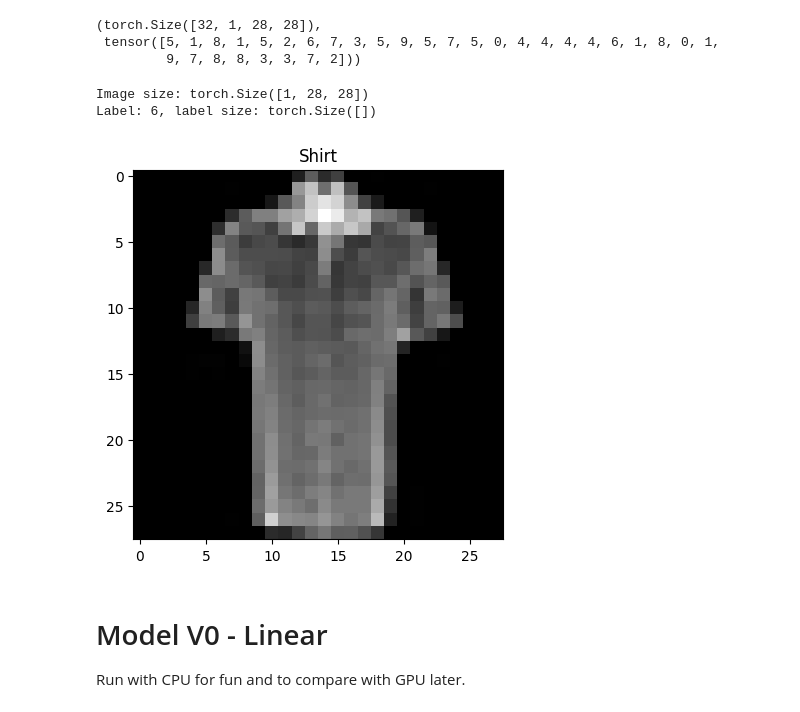
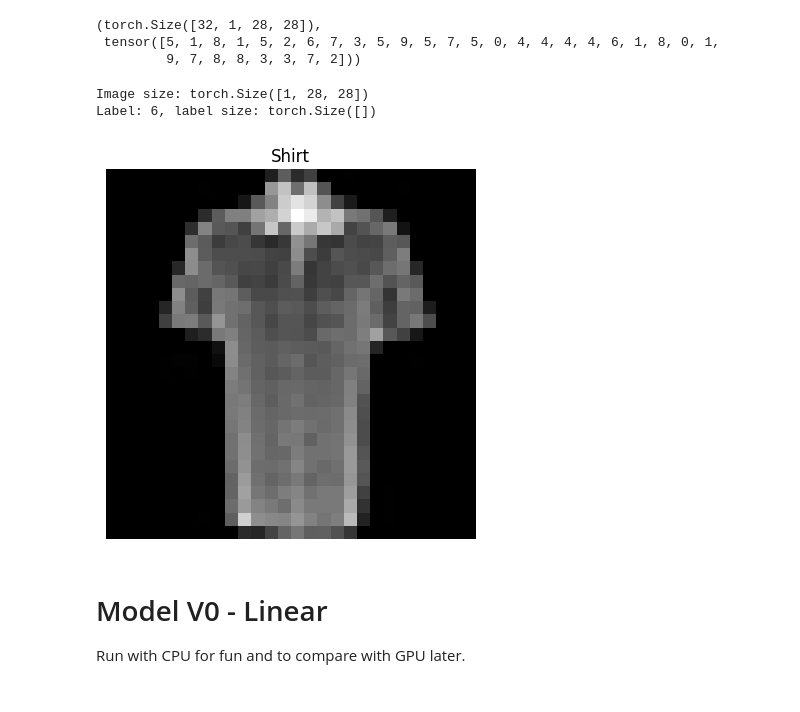
Before and after one commit to willy-wagtail/Notes, a Jupyter notebook: 03_pytorch_vision.ipynb, the cells around one changed output. Saved outputs shown, nothing was run; the diff lists cells and outputs as text; code cells hidden in the pictures.

```diff
--- a/03_pytorch_vision.ipynb
+++ b/03_pytorch_vision.ipynb
@@ -134,19 +168,19 @@ train_features_batch.shape, train_labels_batch
 # %%
 torch.manual_seed(42)
 
 random_idx = torch.randint(0, len(train_features_batch), size=[1]).item()
 image, label = train_features_batch[random_idx], train_labels_batch[random_idx]
 
 plt.imshow(image.squeeze(), cmap='gray')
 plt.title(class_names[label])
-# plt.axis(False);
+plt.axis(False);
 
 print(f"Image size: {image.shape}")
 print(f"Label: {label}, label size: {label.shape}")
 # %% [output]
 Image size: torch.Size([1, 28, 28])
 Label: 6, label size: torch.Size([])
-[figure, old version]
+[figure, new version]
 # %% [markdown]
 # Model V0 - Linear
 
```
Also changed, not shown: parts of 37 cells of this notebook.
